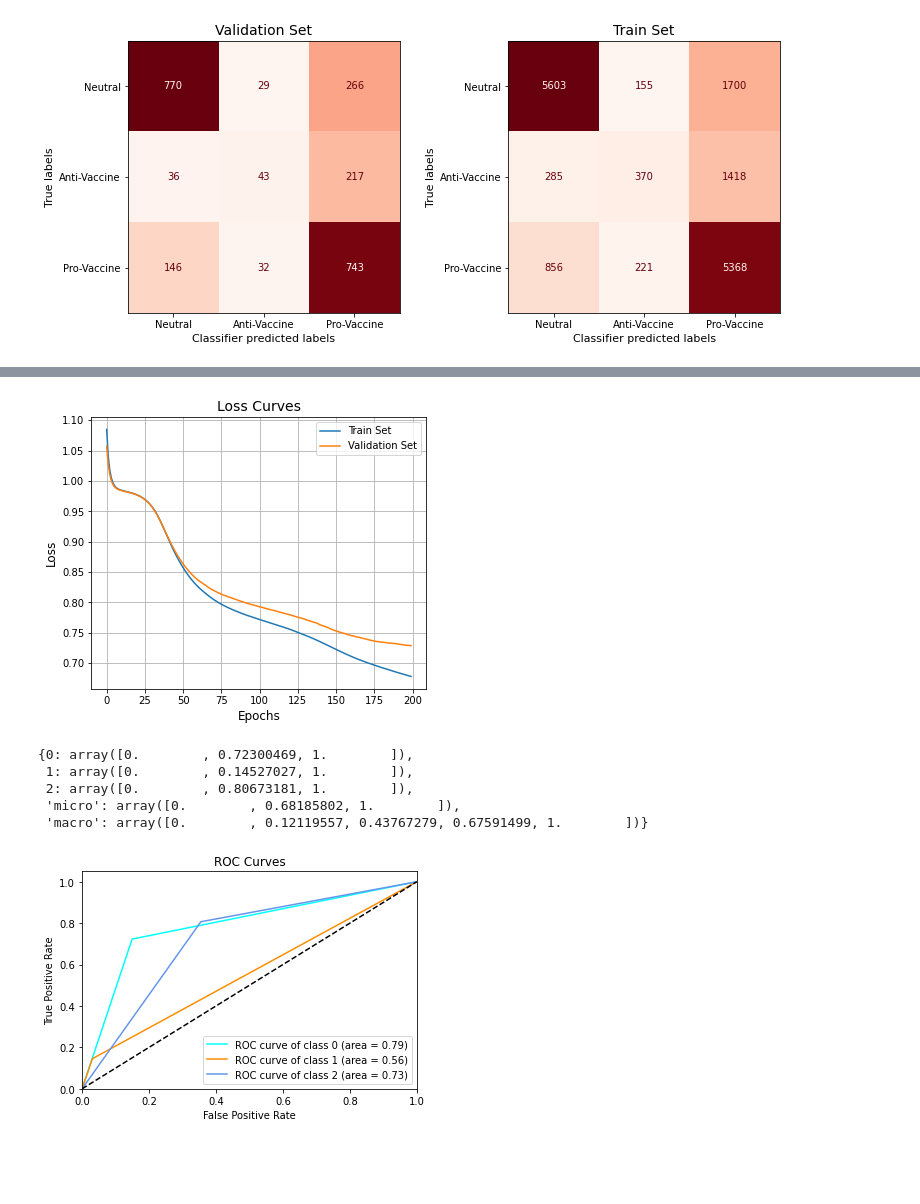
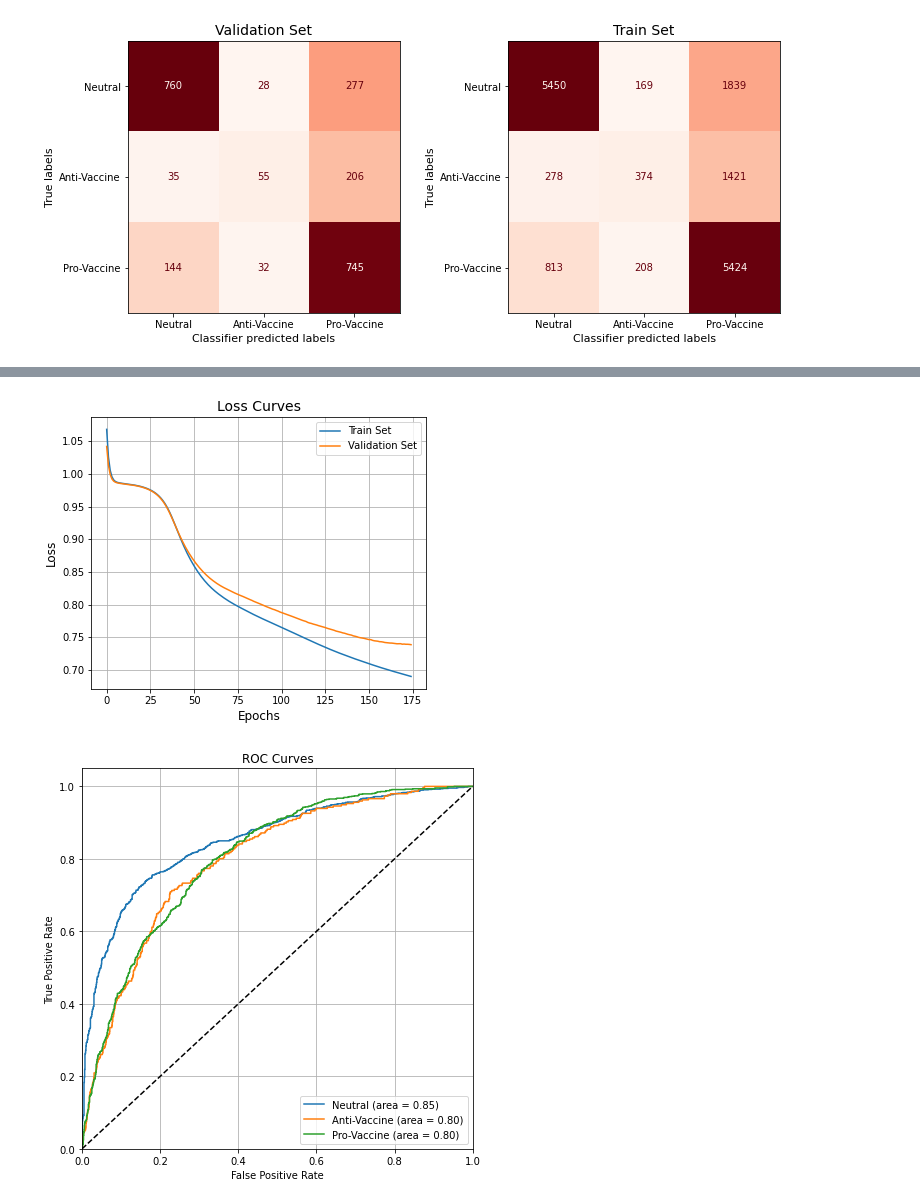
Before and after one commit to pspanoudakis/Machine-Learning-NLP, a Jupyter notebook: project2/TestNN.ipynb, the cells around one changed output, grey strips where cells are left out. Drawn from its saved outputs; the diff is of its cells as text; code cells hidden in the pictures; blank space fills up the shorter version.

Commit message:
Proper ROC curves, randomness reproducibility

```diff
--- a/project2/TestNN.ipynb
+++ b/project2/TestNN.ipynb
@@ -17,11 +25,10 @@ from numbers import Number
 # %%
-LEARNING_RATE = 0.0035
+LEARNING_RATE = 0.004
 BATCH_SIZE = 64
-EPOCHS = 200
+EPOCHS = 175
 
 LAYER_SIZES = [64, 32, 16]
 USE_RELU = True
 USE_DROPOUT = False
 
-NUM_CLASSES = 3
 TRY_GPU = False
@@ -328,15 +309,14 @@ def plotLossCurves(trainLosses: Iterable[Number], validationLosses: Iterable[Num
 # preds = validPredictions[np.round(np.linspace(0, len(validPredictions) - 1, 25)).astype(int)]
 plotLossCurves(trainErrors, validErrors)
 # %% [output]
-[figure, old version]
+[figure, new version]
 # %%
 labels = np.zeros((len(validLabels), NUM_CLASSES), dtype=int)
 for index, label in enumerate(validLabels):
     labels[index][label] = 1
 
-scores = np.zeros((len(validLabels), NUM_CLASSES), dtype=int)
-for index, pred in enumerate(getPredictedLabels(validOutput)):
-    scores[index][pred] = 1
+#scores = np.zeros((len(validLabels), NUM_CLASSES), dtype=int)
+scores = torch.softmax(validOutput, dim = 1).detach().numpy()
 fpr = dict()
 tpr = dict()
 roc_auc = dict()
@@ -347,68 +327,25 @@ for i in range(NUM_CLASSES):
 # Compute micro-average ROC curve and ROC area
 fpr["micro"], tpr["micro"], _ = roc_curve(labels.ravel(), scores.ravel())
 roc_auc["micro"] = auc(fpr["micro"], tpr["micro"])
-# %%
-tpr
-# %% [output]
-{0: array([0.        , 0.72300469, 1.        ]),
- 1: array([0.        , 0.14527027, 1.        ]),
- 2: array([0.        , 0.80673181, 1.        ]),
- 'micro': array([0.        , 0.68185802, 1.        ]),
- 'macro': array([0.        , 0.12119557, 0.43767279, 0.67591499, 1.        ])}
 # %%
-from itertools import cycle
+# Plot all ROC curves
+plt.figure(figsize=(7,7))
+plt.grid()
 
-# First aggregate all false positive rates
-all_fpr = np.unique(np.concatenate([fpr[i] for i in range(NUM_CLASSES)]))
-
-# Then interpolate all ROC curves at this points
-mean_tpr = np.zeros_like(all_fpr)
 for i in range(NUM_CLASSES):
-    mean_tpr += np.interp(all_fpr, fpr[i], tpr[i])
-
-# Finally average it and compute AUC
-mean_tpr /= NUM_CLASSES
-
-fpr["macro"] = all_fpr
-tpr["macro"] = mean_tpr
-roc_auc["macro"] = auc(fpr["macro"], tpr["macro"])
-
-# Plot all ROC curves
-# plt.figure()
-# plt.plot(
-#     fpr["micro"],
-#     tpr["micro"],
-#     label="micro-average ROC curve (area = {0:0.2f})".format(roc_auc["micro"]),
-#     color="deeppink",
-#     linestyle=":",
-#     linewidth=4,
-# )
-
-# plt.plot(
-#     fpr["macro"],
-#     tpr["macro"],
-#     label="macro-average ROC curve (area = {0:0.2f})".format(roc_auc["macro"]),
-#     color="navy",
-#     linestyle=":",
-#     linewidth=4,
-# )
-
-colors = cycle(["aqua", "darkorange", "cornflowerblue"])
-for i, color in zip(range(NUM_CLASSES), colors):
     plt.plot(
         fpr[i],
         tpr[i],
-        color=color,
-        label="ROC curve of class {0} (area = {1:0.2f})".format(i, roc_auc[i]),
+        label=f"{CLASS_NAMES[i]} (area = {roc_auc[i]:0.2f})"
     )
 
 plt.plot([0, 1], [0, 1], "k--")
 plt.xlim([0.0, 1.0])
 plt.ylim([0.0, 1.05])
 plt.xlabel("False Positive Rate")
 plt.ylabel("True Positive Rate")
 plt.title("ROC Curves")
 plt.legend(loc="lower right")
 plt.show()
 # %% [output]
-[figure, old version]
+[figure, new version]
```
Also changed, not shown: parts of 5 cells of this notebook, 1 other file.
